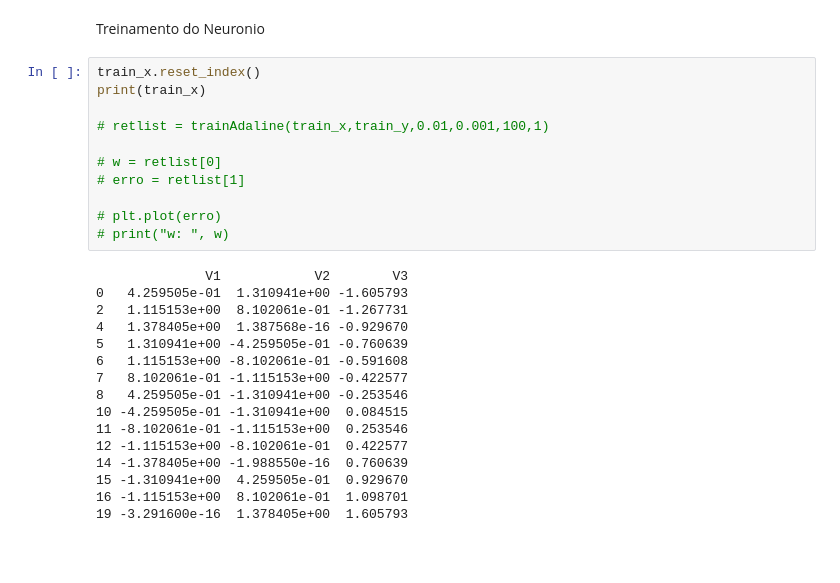
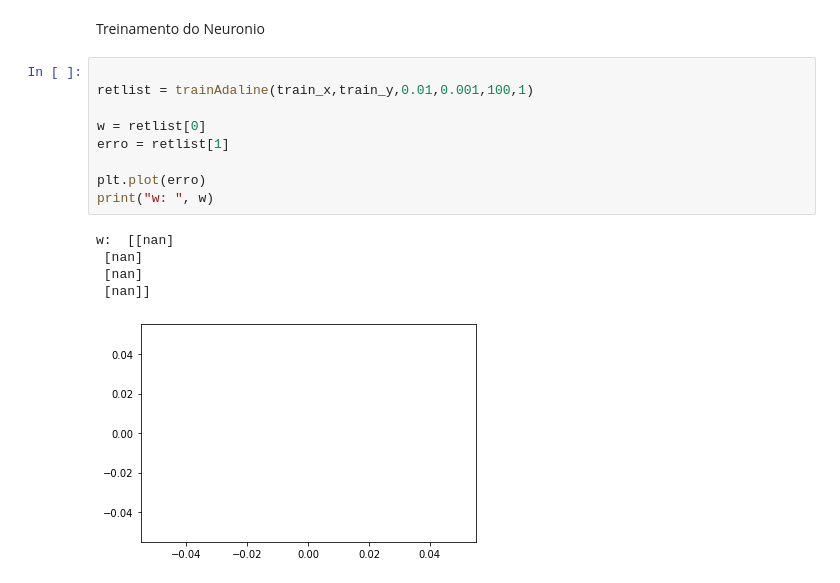
Before and after one commit to jueta/Artificial-Neural-Networks, a Jupyter notebook: 课三/exercicio3.ipynb, the cells around one changed output. Drawn from its saved outputs; the diff is of its cells as text; blank space fills up the shorter version.

```diff
--- a/课三/exercicio3.ipynb
+++ b/课三/exercicio3.ipynb
@@ -304,29 +304,17 @@ plt.show()
 # %% [markdown]
 Treinamento do Neuronio
 # %%
-train_x.reset_index()
-print(train_x)
 
-# retlist = trainAdaline(train_x,train_y,0.01,0.001,100,1)
+retlist = trainAdaline(train_x,train_y,0.01,0.001,100,1)
 
-# w = retlist[0]
-# erro = retlist[1]
+w = retlist[0]
+erro = retlist[1]
 
-# plt.plot(erro)
-# print("w: ", w)
+plt.plot(erro)
+print("w: ", w)
 # %% [output]
-              V1            V2        V3
-0   4.259505e-01  1.310941e+00 -1.605793
-2   1.115153e+00  8.102061e-01 -1.267731
-4   1.378405e+00  1.387568e-16 -0.929670
-5   1.310941e+00 -4.259505e-01 -0.760639
-6   1.115153e+00 -8.102061e-01 -0.591608
-7   8.102061e-01 -1.115153e+00 -0.422577
-8   4.259505e-01 -1.310941e+00 -0.253546
-10 -4.259505e-01 -1.310941e+00  0.084515
-11 -8.102061e-01 -1.115153e+00  0.253546
-12 -1.115153e+00 -8.102061e-01  0.422577
-14 -1.378405e+00 -1.988550e-16  0.760639
-15 -1.310941e+00  4.259505e-01  0.929670
-16 -1.115153e+00  8.102061e-01  1.098701
-19 -3.291600e-16  1.378405e+00  1.605793
+w:  [[nan]
+ [nan]
+ [nan]
+ [nan]]
+[figure, added]
```
Also changed, not shown: parts of 5 cells of this notebook, 1 other file.
